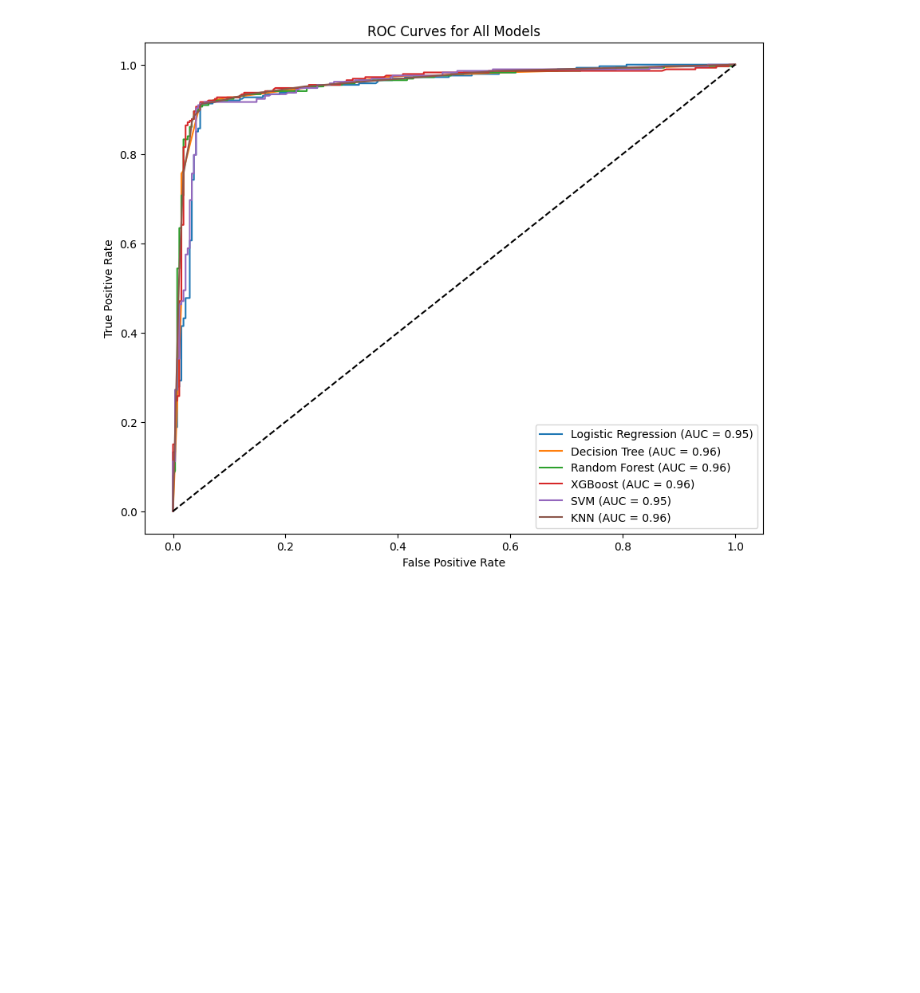
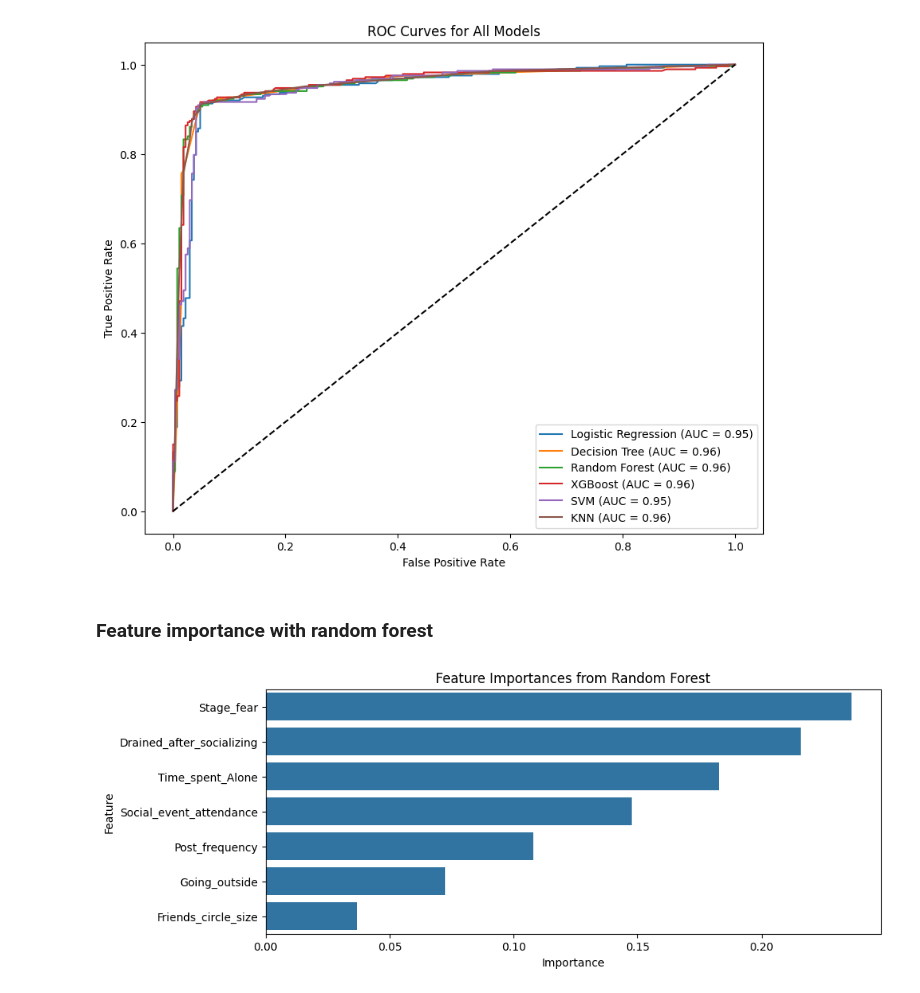
Before and after one commit to paulopezgil/personality_traits, a Jupyter notebook: nb.ipynb, the cells around one changed output. Cells and saved outputs as stored; diff of their text form; code cells hidden in the pictures; blank space fills up the shorter version.

Commit message:
added feature importance

```diff
--- a/nb.ipynb
+++ b/nb.ipynb
@@ -353,7 +353,7 @@ for result in results:
     best_model.fit(X_train, y_train)
     y_pred = best_model.predict(X_test)
     best_models.append({
-        'model': model_name,
+        'model_name': model_name,
         'best_model': best_model,
         'y_pred': y_pred
     })
@@ -383,7 +383,7 @@ weighted avg       0.93      0.93      0.93       556
 # Print the confusion matrix for all models
 plt.figure(figsize=(12, 15))
 for i, model in enumerate(best_models):
-    model_name = model['model']
+    model_name = model['model_name']
     y_pred = model['y_pred']
 
     cm = confusion_matrix(y_test, y_pred)
@@ -403,7 +403,7 @@ from sklearn.metrics import roc_curve, roc_auc_score
 plt.figure(figsize=(10, 8))
 
 for model in best_models:
-    model_name = model['model']
+    model_name = model['model_name']
     best_model = model['best_model']
 
     # Get prediction scores
@@ -424,3 +424,26 @@ plt.legend()
 plt.show()
 # %% [output]
 [figure]
+# %% [markdown]
+### Feature importance with random forest
+# %%
+# Random Forest Feature Importance
+for model in best_models:
+    if model['model_name'] == 'Random Forest':
+        rf_model = model['best_model']
+
+        # Create a DataFrame for feature importances
+        feature_importance = pd.DataFrame({
+            'Feature': X_train.columns,
+            'Importance': rf_model.feature_importances_
+        }).sort_values(by='Importance', ascending=False)
+
+        # Plot the feature importances
+        plt.figure(figsize=(10, 4))
+        sns.barplot(x='Importance', y='Feature', data=feature_importance)
+        plt.title('Feature Importances from Random Forest')
+        plt.xlabel('Importance')
+        plt.ylabel('Feature')
+        plt.show()
+# %% [output]
+[figure, added]
```
